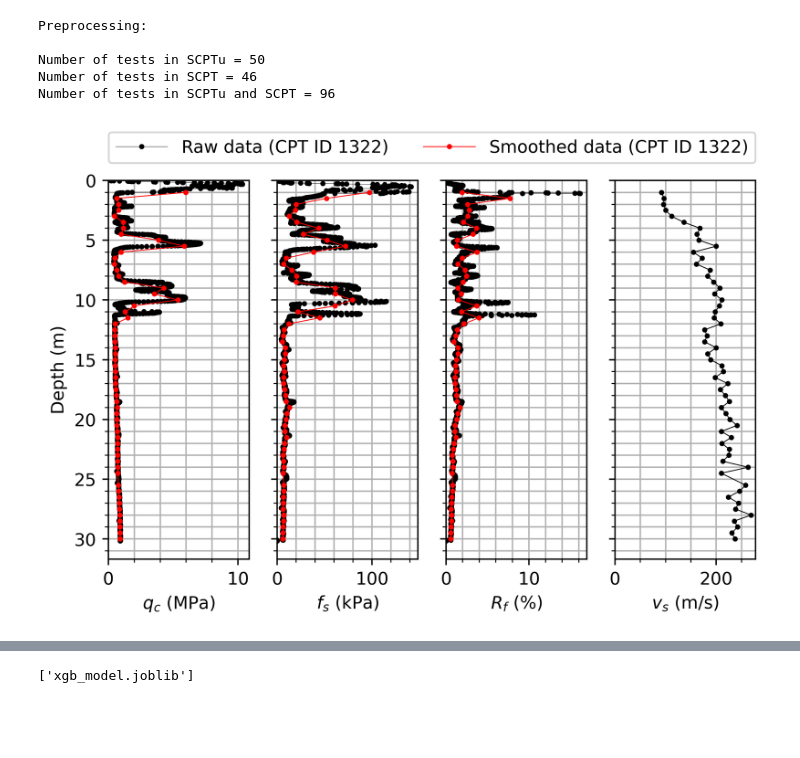
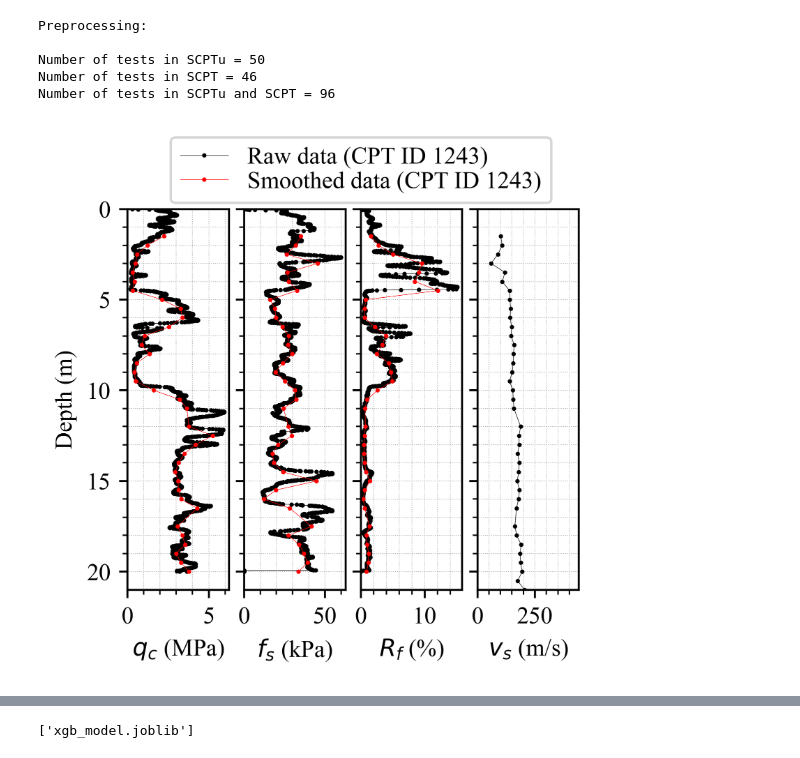
Before and after one commit to harifel/ISC7_DataDrivenSiteCharacterization, a Jupyter notebook: src/1_hyperparameter_tuning.ipynb, the cells around one changed output, grey strips where cells are left out. Saved outputs shown, nothing was run; the diff lists cells and outputs as text; code cells hidden in the pictures; blank space fills up the shorter version.

```diff
--- a/src/1_hyperparameter_tuning.ipynb
+++ b/src/1_hyperparameter_tuning.ipynb
@@ -22,6 +22,8 @@ plt.rc('xtick', labelsize=SMALL_SIZE)    # fontsize of the tick labels
 plt.rc('ytick', labelsize=SMALL_SIZE)    # fontsize of the tick labels
 plt.rc('legend', fontsize=SMALL_SIZE)    # legend fontsize
 plt.rc('figure', titlesize=BIGGER_SIZE)  # fontsize of the figure title
+
+plt.rcParams["font.family"] = "Times New Roman"
 ######################## Define the text size of each plot globally ###########
 # %%
 # =============================================================================
@@ -73,24 +79,22 @@ Number of tests in SCPTu and SCPT = 96
 # %%
 # =============================================================================
 # Plotting the data and Selecting features
 # =============================================================================
 # Plotting CPT data
 cm = 1/2.54  # centimeters in inches
 
-# Select columns
-selected_columns_x = ['Depth (m)','qc (MPa)', 'fs (kPa)','Rf (%)','Vs (m/s)'] #for Machine learning features
-plot_columns_x_label = ['Depth (m)','$q_c$ (MPa)', '$f_s$ (kPa)','$R_f$ (%)', '$v_s$ (m/s)'] #for plotting purpose
-
 #Plot CPT: raw data and mean data
 unique_ids = df_SCPTu_SCPT_mean.loc[:,'ID'].unique()
 id_value = np.random.choice(unique_ids)
-plot_cpt_data((17*cm, 10*cm), selected_columns_x, df_raw,
+fig, axes = plot_cpt_data((8*cm, 8*cm), selected_columns_x, df_raw,
               df_SCPTu_SCPT_mean, id_value=id_value,
               plot_columns_x_label=plot_columns_x_label)
 
-plt.savefig(f"..\\graphics\A_CPT_RAW_filterd_id_{id_value}.png", dpi=700)
+axes[0].legend(loc='upper center', bbox_to_anchor=(2.3, 1.22), ncol=1, handlelength = 2, labelspacing=0.1)
+plt.subplots_adjust(left=0.15, right=0.98, top=0.85, bottom=0.15, wspace=0.15, hspace=0.2)
+plt.savefig(f"..\\graphics\A_CPT_RAW_filterd_id_{id_value}.png", dpi=1000)
 # %% [output]
-[figure, old version]
+[figure, new version]
 # %%
 # Plotting training data
 
```
Also changed, not shown: parts of 17 cells of this notebook, 5 other files.
